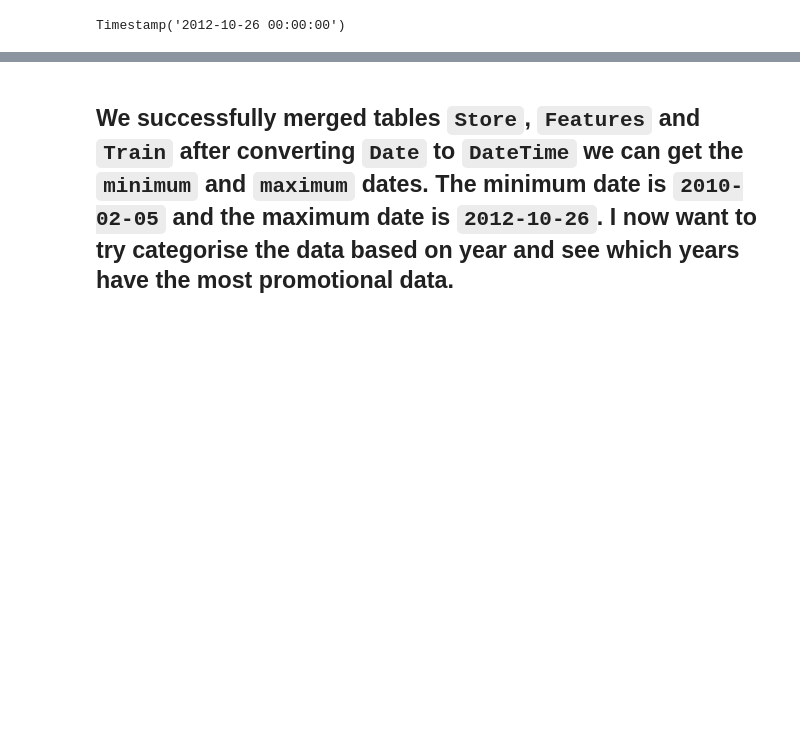
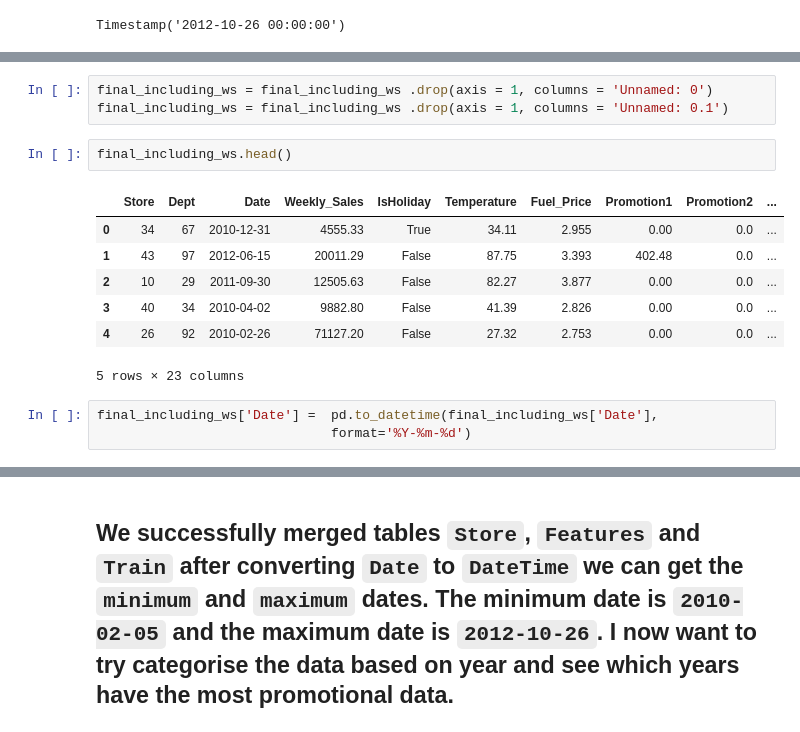
Before and after one commit to SedarOlmez94/sales-forecasting, a Jupyter notebook: Manchester_workbook.ipynb, the cells around one changed output, grey strips where cells are left out. Cells and saved outputs as stored; diff of their text form; blank space fills up the shorter version.

```diff
--- a/Manchester_workbook.ipynb
+++ b/Manchester_workbook.ipynb
@@ -674,0 +715,16 @@ Timestamp('2012-10-26 00:00:00')
+# %%
+final_including_ws = final_including_ws .drop(axis = 1, columns = 'Unnamed: 0')
+final_including_ws = final_including_ws .drop(axis = 1, columns = 'Unnamed: 0.1')
+# %%
+final_including_ws.head()
+# %% [output]
+|  | Store | Dept | Date | Weekly_Sales | IsHoliday | Temperature | Fuel_Price | Promotion1 | Promotion2 | ... |
+| 0 | 34 | 67 | 2010-12-31 | 4555.33 | True | 34.11 | 2.955 | 0.00 | 0.0 | ... |
+| 1 | 43 | 97 | 2012-06-15 | 20011.29 | False | 87.75 | 3.393 | 402.48 | 0.0 | ... |
+| 2 | 10 | 29 | 2011-09-30 | 12505.63 | False | 82.27 | 3.877 | 0.00 | 0.0 | ... |
+| 3 | 40 | 34 | 2010-04-02 | 9882.80 | False | 41.39 | 2.826 | 0.00 | 0.0 | ... |
+| 4 | 26 | 92 | 2010-02-26 | 71127.20 | False | 27.32 | 2.753 | 0.00 | 0.0 | ... |
+5 rows × 23 columns
+# %%
+final_including_ws['Date'] =  pd.to_datetime(final_including_ws['Date'],
+                              format='%Y-%m-%d')
```
Also changed, not shown: parts of 33 cells of this notebook, 9 other files.
